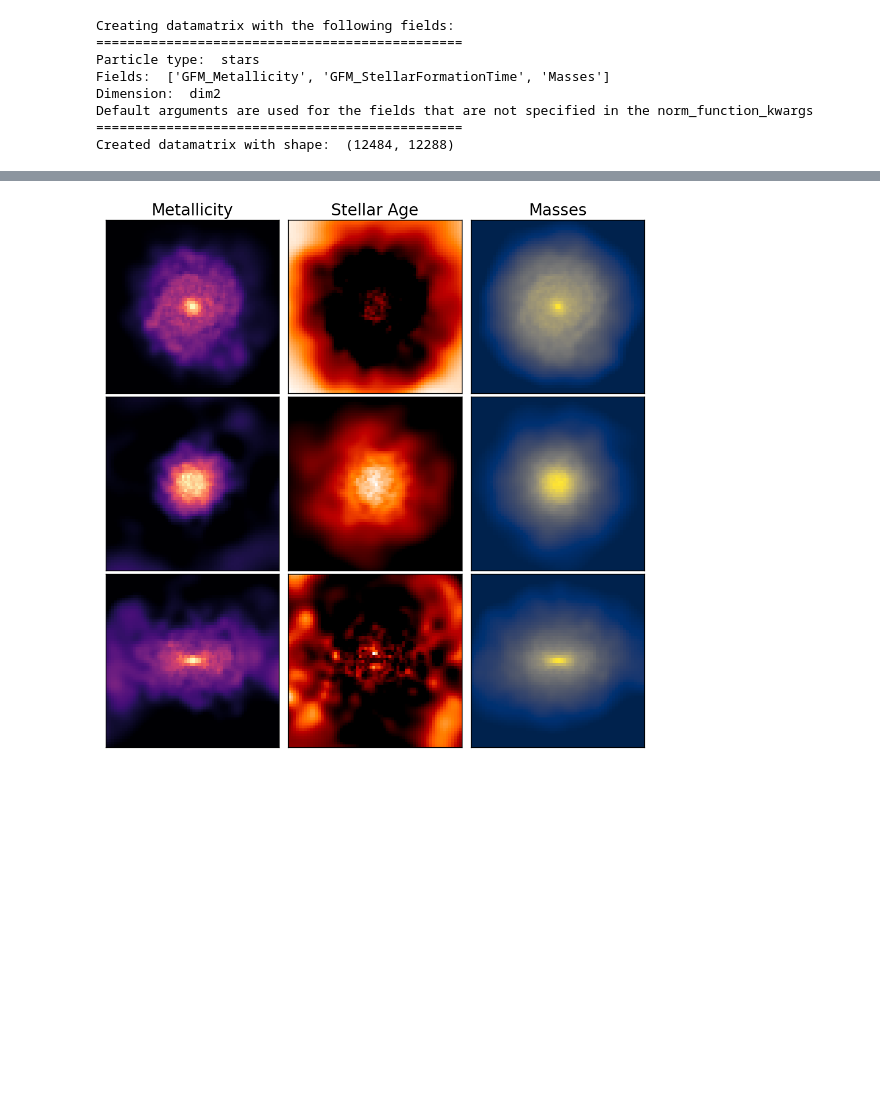
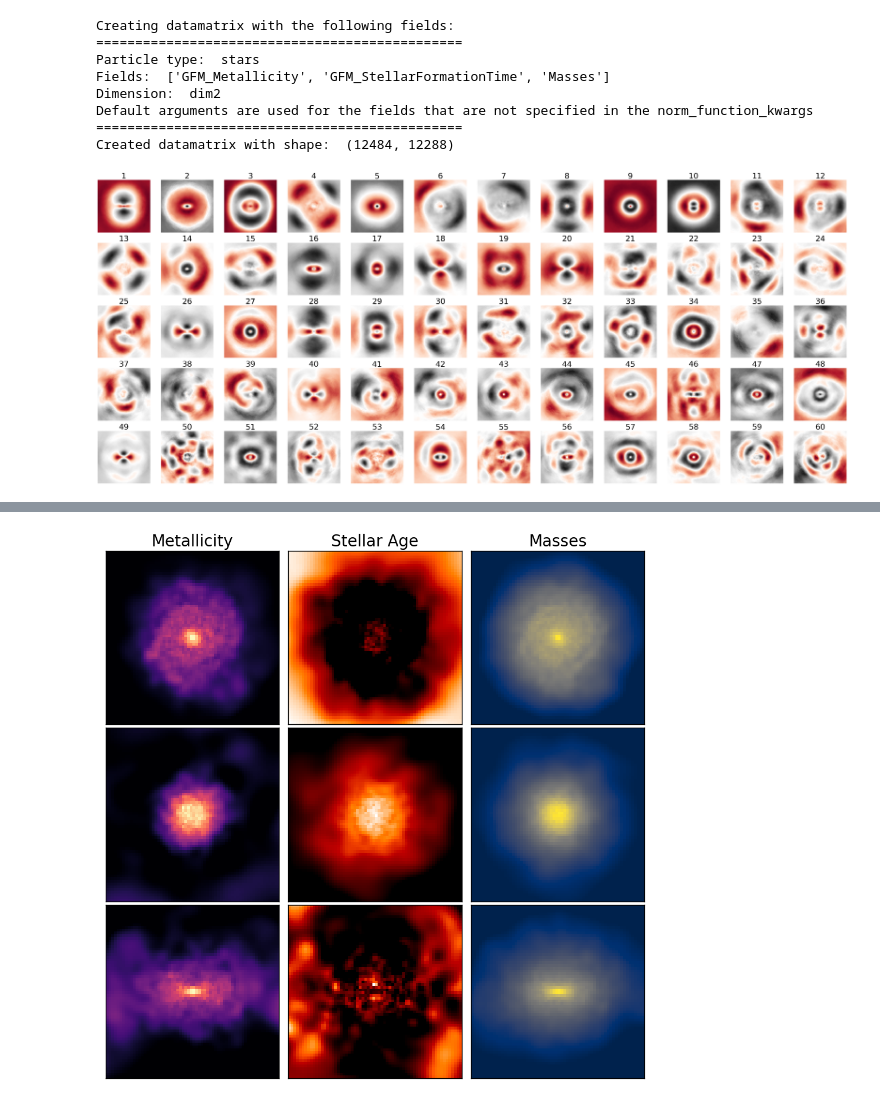
Before and after one commit to ufuk-cakir/MEGS, a Jupyter notebook: exp/pca_eval.ipynb, the cells around one changed output, grey strips where cells are left out. Saved outputs shown, nothing was run; the diff lists cells and outputs as text; code cells hidden in the pictures; blank space fills up the shorter version.

Commit message:
work on plots

```diff
--- a/exp/pca_eval.ipynb
+++ b/exp/pca_eval.ipynb
@@ -65,3 +112,12 @@ mm.fit(n_components = 60,show_results = False)
+# %%
+f = "GFM_Metallicity"
+c = "RdBu_r"
+c = "RdGy_r"
+
+# c = "coolwarm"
+show_eigengalaxies(mm, n_rows = 5, n_cols = 12, field=f, cmap=c, font_size=35, save_path = "plots/eigengalaxies_{}.pdf".format(f))
+# %% [output]
+[figure, added]
 # %%
 original = mm.get_images()
 eigengalaxies = mm.get_eigengalaxies()
```
Also changed, not shown: parts of 5 cells of this notebook, 17 other files.
